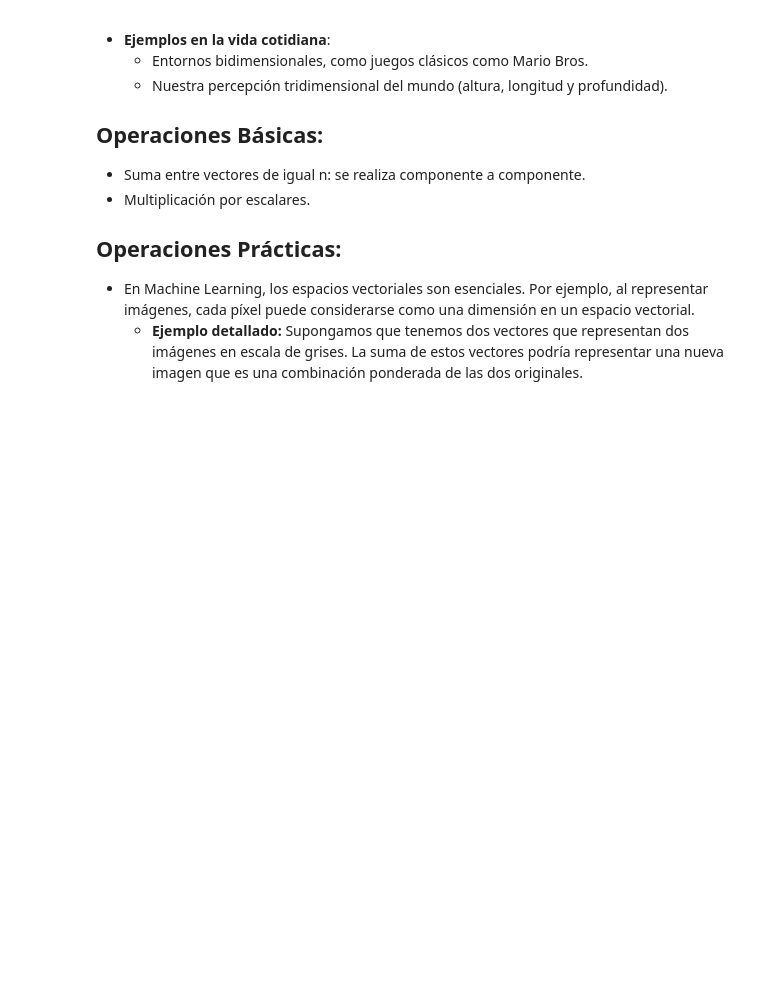
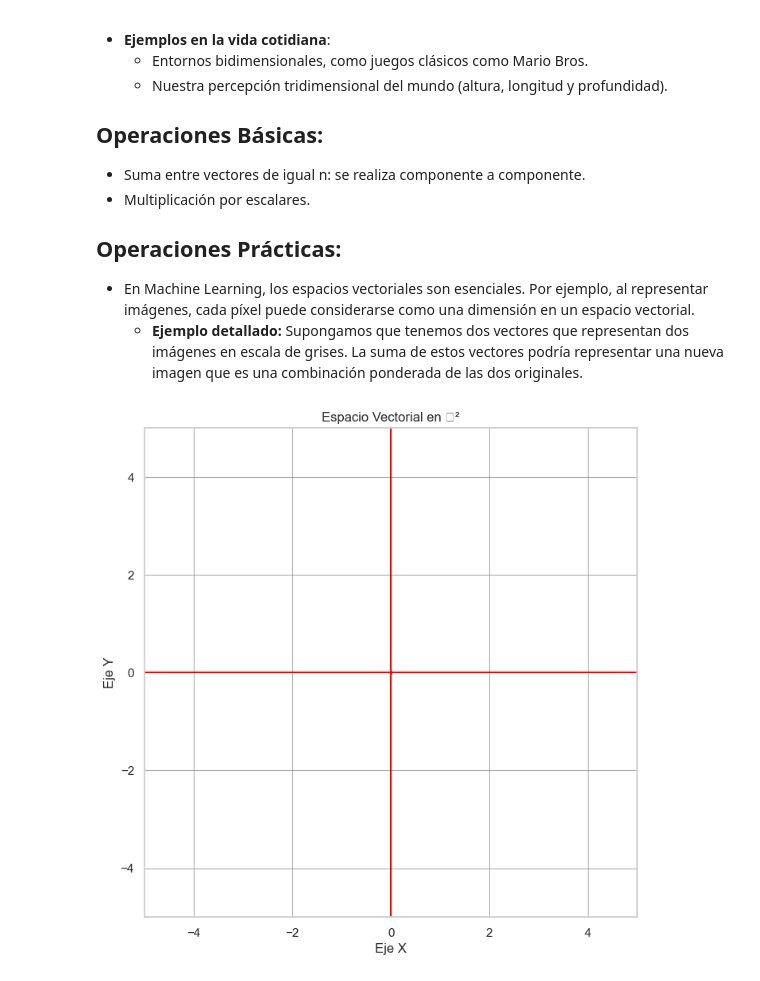
Before and after one commit to ClaudineMeyer/ciencia-de-datos-roadmap, a Jupyter notebook: 01 - matematica/vectores.ipynb, the cells around one changed output. Drawn from its saved outputs; the diff is of its cells as text; code cells hidden in the pictures; blank space fills up the shorter version.

```diff
--- a/01 - matematica/vectores.ipynb
+++ b/01 - matematica/vectores.ipynb
@@ -84,3 +129,24 @@ plt.show()
 ## Operaciones Prácticas:
 - En Machine Learning, los espacios vectoriales son esenciales. Por ejemplo, al representar imágenes, cada píxel puede considerarse como una dimensión en un espacio vectorial.
   - **Ejemplo detallado:** Supongamos que tenemos dos vectores que representan dos imágenes en escala de grises. La suma de estos vectores podría representar una nueva imagen que es una combinación ponderada de las dos originales.
+# %%
+# Crear un espacio en blanco
+plt.figure(figsize=(8, 8))
+
+plt.ylim(-5, 5)
+plt.xlim(-5,5)
+# Dibujar ejes
+plt.axhline(0, color='red',linewidth=1.5)
+plt.axvline(0, color='red',linewidth=1.5)
+
+
+# Ajustes estéticos
+plt.title('Espacio Vectorial en ℝ²')
+plt.xlabel('Eje X')
+plt.ylabel('Eje Y')
+plt.grid(color = 'gray', linestyle = '-', linewidth = 0.5)
+
+# Mostrar el gráfico
+plt.show()
+# %% [output]
+[figure, added]
```
Also changed, not shown: parts of 7 cells of this notebook.
